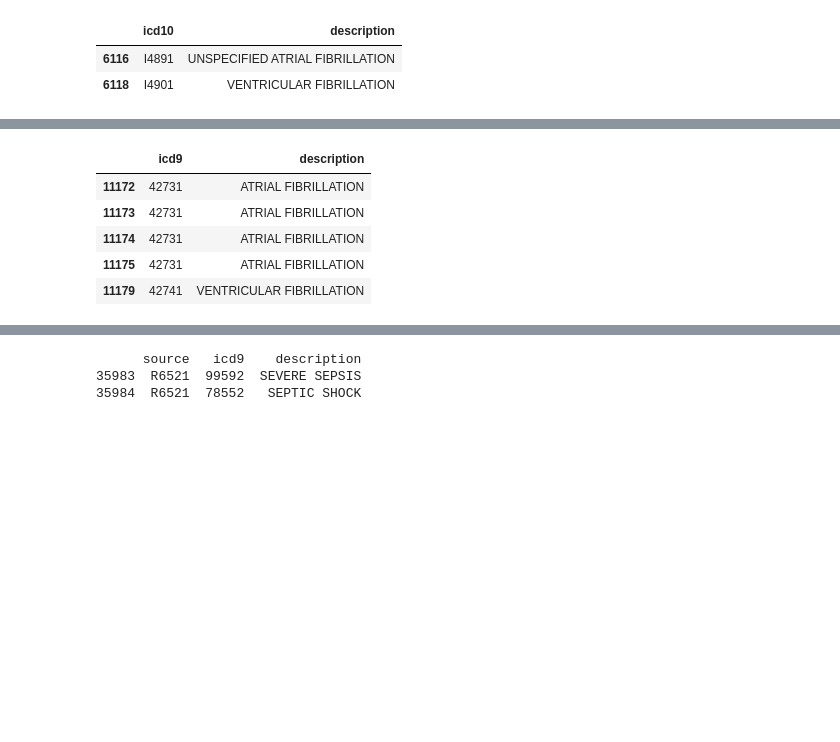
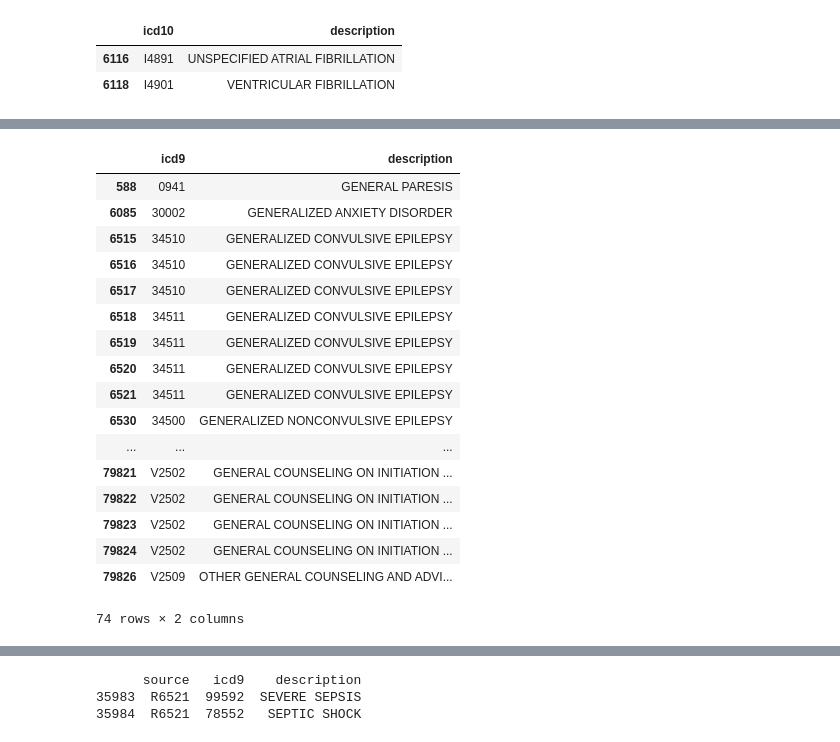
Before and after one commit to pkmklong/pyicd, a Jupyter notebook: src/archive/test_scripts_nb.ipynb, the cells around one changed output, grey strips where cells are left out. Cells and saved outputs as stored; diff of their text form; code cells hidden in the pictures; blank space fills up the shorter version.

```diff
--- a/src/archive/test_scripts_nb.ipynb
+++ b/src/archive/test_scripts_nb.ipynb
@@ -158,9 +419,21 @@ search_icd10("fibrillation")
 # %%
-search_icd9("fibrillation")
+search_icd9("general")
 # %% [output]
 |  | icd9 | description |
-| 11172 | 42731 | ATRIAL FIBRILLATION |
-| 11173 | 42731 | ATRIAL FIBRILLATION |
-| 11174 | 42731 | ATRIAL FIBRILLATION |
-| 11175 | 42731 | ATRIAL FIBRILLATION |
-| 11179 | 42741 | VENTRICULAR FIBRILLATION |
+| 588 | 0941 | GENERAL PARESIS |
+| 6085 | 30002 | GENERALIZED ANXIETY DISORDER |
+| 6515 | 34510 | GENERALIZED CONVULSIVE EPILEPSY |
+| 6516 | 34510 | GENERALIZED CONVULSIVE EPILEPSY |
+| 6517 | 34510 | GENERALIZED CONVULSIVE EPILEPSY |
+| 6518 | 34511 | GENERALIZED CONVULSIVE EPILEPSY |
+| 6519 | 34511 | GENERALIZED CONVULSIVE EPILEPSY |
+| 6520 | 34511 | GENERALIZED CONVULSIVE EPILEPSY |
+| 6521 | 34511 | GENERALIZED CONVULSIVE EPILEPSY |
+| 6530 | 34500 | GENERALIZED NONCONVULSIVE EPILEPSY |
+| ... | ... | ... |
+| 79821 | V2502 | GENERAL COUNSELING ON INITIATION ... |
+| 79822 | V2502 | GENERAL COUNSELING ON INITIATION ... |
+| 79823 | V2502 | GENERAL COUNSELING ON INITIATION ... |
+| 79824 | V2502 | GENERAL COUNSELING ON INITIATION ... |
+| 79826 | V2509 | OTHER GENERAL COUNSELING AND ADVI... |
+74 rows × 2 columns
```
Also changed, not shown: parts of 28 cells of this notebook, 33 other files.
